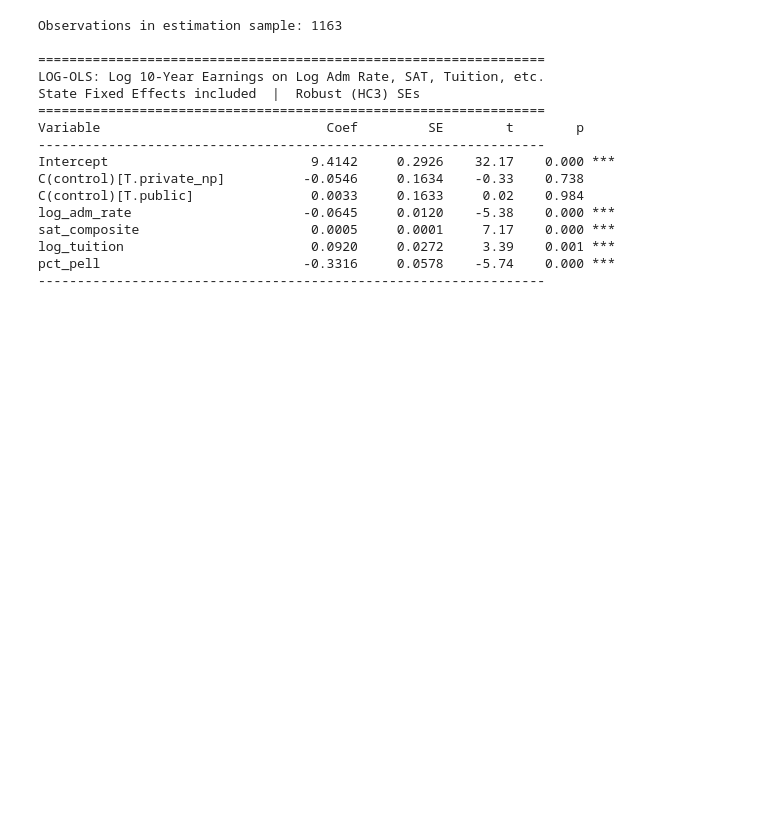
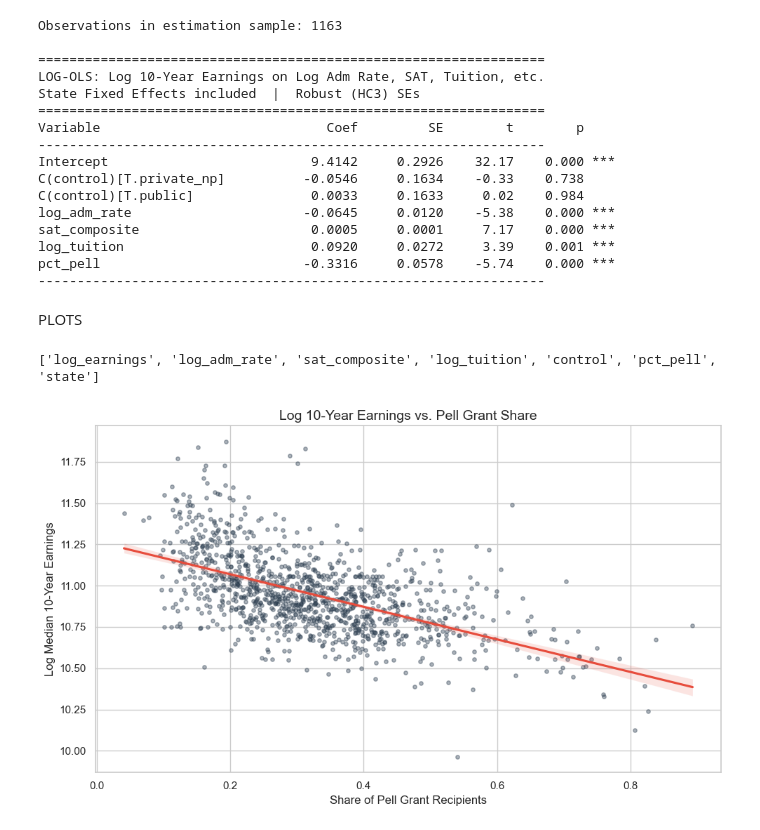
Before and after one commit to saird1/EC34-final-project, a Jupyter notebook: src/log_FE_model.ipynb, the cells around one changed output. Cells and saved outputs as stored; diff of their text form; code cells hidden in the pictures; blank space fills up the shorter version.

Commit message:
Result graphs

```diff
--- a/src/log_FE_model.ipynb
+++ b/src/log_FE_model.ipynb
@@ -199,3 +199,38 @@ stargazer.title("Log FE MLR Model; 10 year earnings on institutional characteris
 
 with open("log_results.tex", "w") as f:
     f.write(stargazer.render_latex())
+# %% [markdown]
+PLOTS
+# %%
+print(df.columns.tolist())
+# %% [output]
+['log_earnings', 'log_adm_rate', 'sat_composite', 'log_tuition', 'control', 'pct_pell', 'state']
+# %%
+import seaborn as sns
+import matplotlib.pyplot as plt
+sns.set_theme(style="whitegrid")
+
+earnings_col = 'log_earnings'
+pell_col = 'pct_pell'
+adm_col = 'log_adm_rate'
+
+
+sns.set_theme(style="whitegrid")
+
+
+plt.figure(figsize=(10, 6))
+sns.regplot(
+    data=df,
+    x=pell_col,
+    y=earnings_col,
+    scatter_kws={'alpha':0.4, 'color':'#2c3e50', 's':15},
+    line_kws={'color':'#e74c3c'}
+)
+plt.title('Log 10-Year Earnings vs. Pell Grant Share', fontsize=14)
+plt.xlabel('Share of Pell Grant Recipients', fontsize=12)
+plt.ylabel('Log Median 10-Year Earnings', fontsize=12)
+plt.savefig('pell_penalty_plot.png', dpi=300, bbox_inches='tight')
+plt.tight_layout()
+plt.show()
+# %% [output]
+[figure, added]
```
Also changed, not shown: parts of 1 cell of this notebook, 3 other files.
